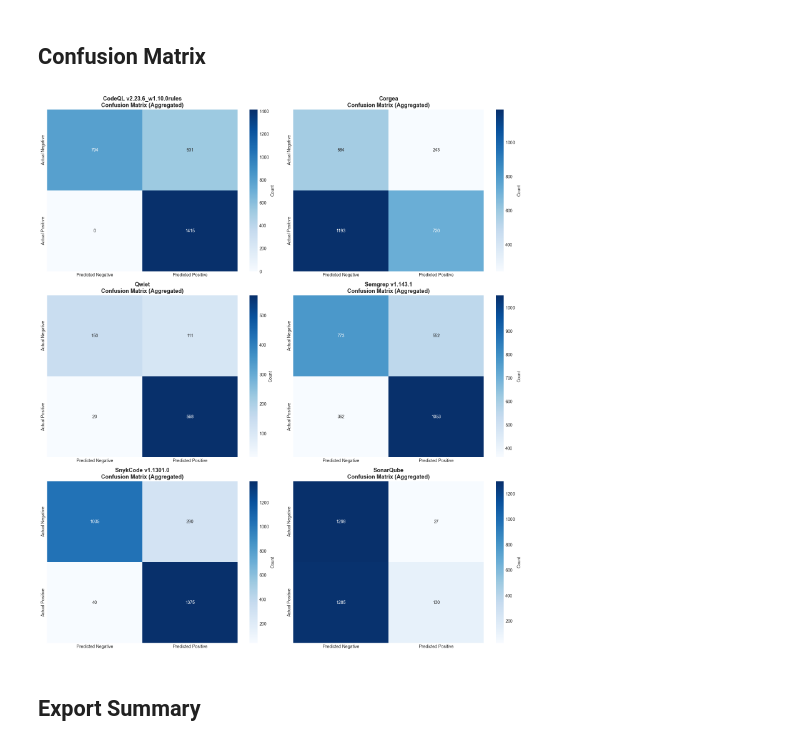
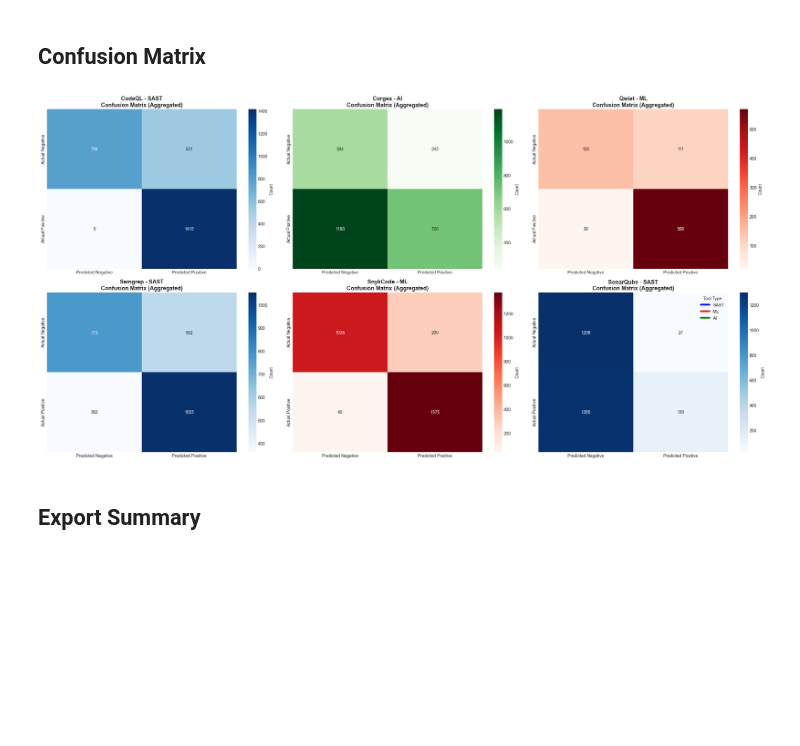
Before and after one commit to ibrahimssmalik/tool_analysis, a Jupyter notebook: sast_scorecard_analysis.ipynb, the cells around one changed output. Cells and saved outputs as stored; diff of their text form; code cells hidden in the pictures; blank space fills up the shorter version.

```diff
--- a/sast_scorecard_analysis.ipynb
+++ b/sast_scorecard_analysis.ipynb
@@ -21,6 +21,10 @@ sns.set_palette("husl")
 %matplotlib inline
 # %% [markdown]
 ## Data Extraction Functions
+# %%
+tool_types = {'CodeQL':'SAST', 'Semgrep':'SAST', 'SonarQube':'SAST', 'PMD':'SAST',
+              'Qwiet': 'ML', 'SnykCode': 'ML',
+              'Corgea': 'AI', 'Qodo': 'AI', 'Endor': 'AI'}
 # %%
 def parse_tool_scorecard(html_file):
     """
@@ -442,3 +457,15 @@ Statistical Summary by Tool
 # %% [markdown]
 ## Overall Performance Comparison
+# %%
+type_to_color = {
+                'SAST': 'skyblue',
+                'ML': 'salmon',
+                'AI': 'lightgreen'
+            }
+
+type_to_cmap = {
+                'SAST': 'Blues',
+                'ML': 'Reds',
+                'AI': 'Greens'
+            }
 # %%
@@ -542,38 +571,44 @@ if 'df_tools' in locals():
 # %% [markdown]
 ## Confusion Matrix
 # %%
-if 'df_tools' in locals():
-    # aggregate confusion matrix values by tool
-    confusion_agg = df_tools.groupby('Tool')[['TP', 'FP', 'TN', 'FN']].sum()
+# aggregate confusion matrix values by tool
+confusion_agg = df_tools.groupby('Tool')[['TP', 'FP', 'TN', 'FN']].sum()
 
-    fig, axes = plt.subplots(3, 2, figsize=(16, 18))
-    axes = axes.flatten()
+fig, axes = plt.subplots(2, 3, figsize=(24, 12))
+axes = axes.flatten()
 
-    tools = confusion_agg.index
+tools = confusion_agg.index
 
-    for idx, tool in enumerate(tools):
-        if idx < 6:
-            values = confusion_agg.loc[tool]
+for idx, tool in enumerate(tools):
+    if idx < 6:
+        type = df_tools['Type'].loc[df_tools['Tool']==tool].unique()[0]
+        values = confusion_agg.loc[tool]
 
-            cm = np.array([[values['TN'], values['FP']],
-                          [values['FN'], values['TP']]])
+        cm = np.array([[values['TN'], values['FP']],
+                        [values['FN'], values['TP']]])
 
-            sns.heatmap(cm, annot=True, fmt='d', cmap='Blues', ax=axes[idx],
-                       xticklabels=['Predicted Negative', 'Predicted Positive'],
-                       yticklabels=['Actual Negative', 'Actual Positive'],
-                       cbar_kws={'label': 'Count'})
+        sns.heatmap(cm, annot=True, fmt='d', cmap=type_to_cmap[type], ax=axes[idx],
+                    xticklabels=['Predicted Negative', 'Predicted Positive'],
+                    yticklabels=['Actual Negative', 'Actual Positive'],
+                    cbar_kws={'label': 'Count'})
 
-            axes[idx].set_title(f'{tool}\nConfusion Matrix (Aggregated)',
-                              fontsize=13, fontweight='bold')
+        axes[idx].set_title(f'{tool} - {type}\nConfusion Matrix (Aggregated)',
+                            fontsize=13, fontweight='bold')
 
-    # hide unused subplots if less than 4 tools
-    for idx in range(len(tools), 4):
-        axes[idx].set_visible(False)
+# hide unused subplots if less than 4 tools
+for idx in range(len(tools), 4):
+    axes[idx].set_visible(False)
 
-    plt.tight_layout()
-    plt.show()
+plt.legend(handles=[
+    plt.Line2D([0], [0], color='blue', lw=4, label='SAST'),
+    plt.Line2D([0], [0], color='red', lw=4, label='ML'),
+    plt.Line2D([0], [0], color='green', lw=4, label='AI')
+], title='Tool Type', loc='upper right')
+
+plt.tight_layout()
+plt.show()
 # %% [output]
-[figure, old version]
+[figure, new version]
 # %% [markdown]
 ## Export Summary
 # %%
```
Also changed, not shown: parts of 9 cells of this notebook.
